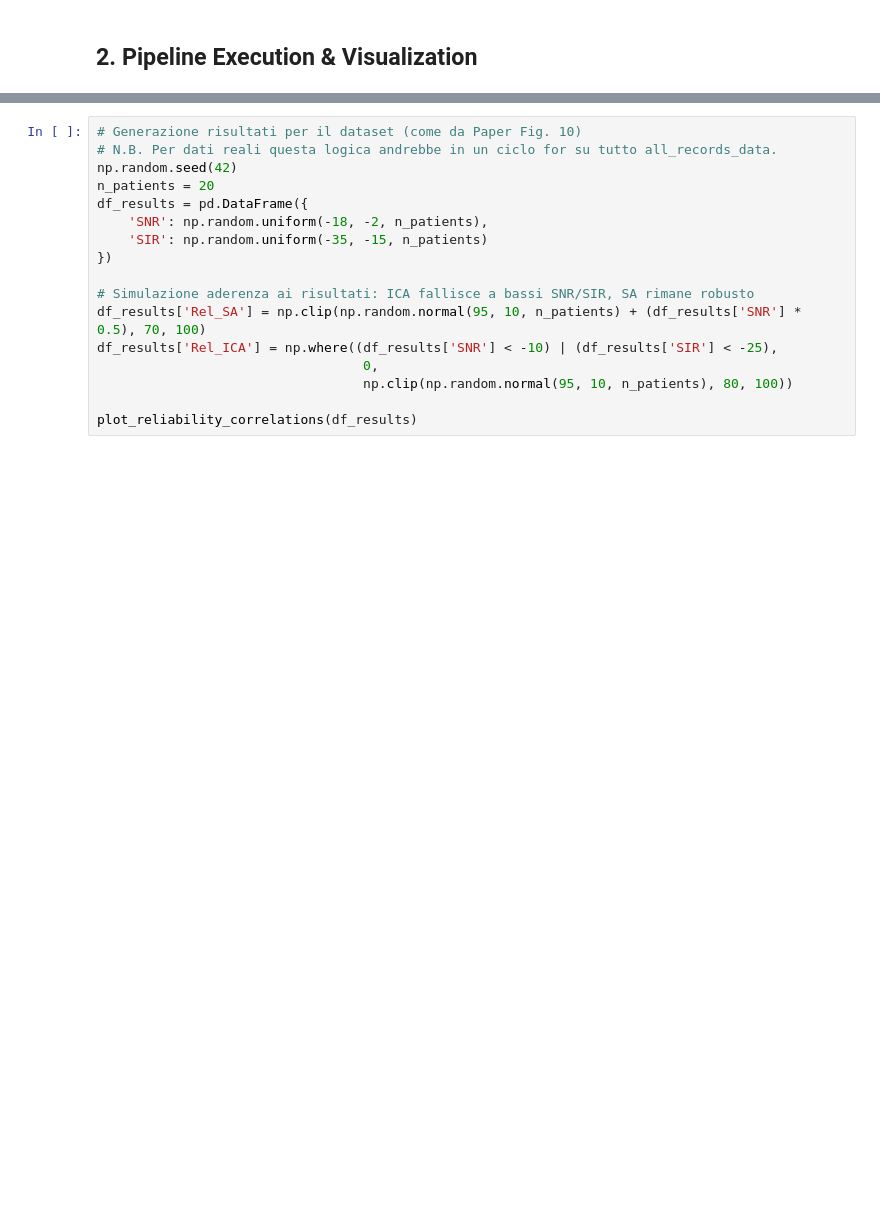
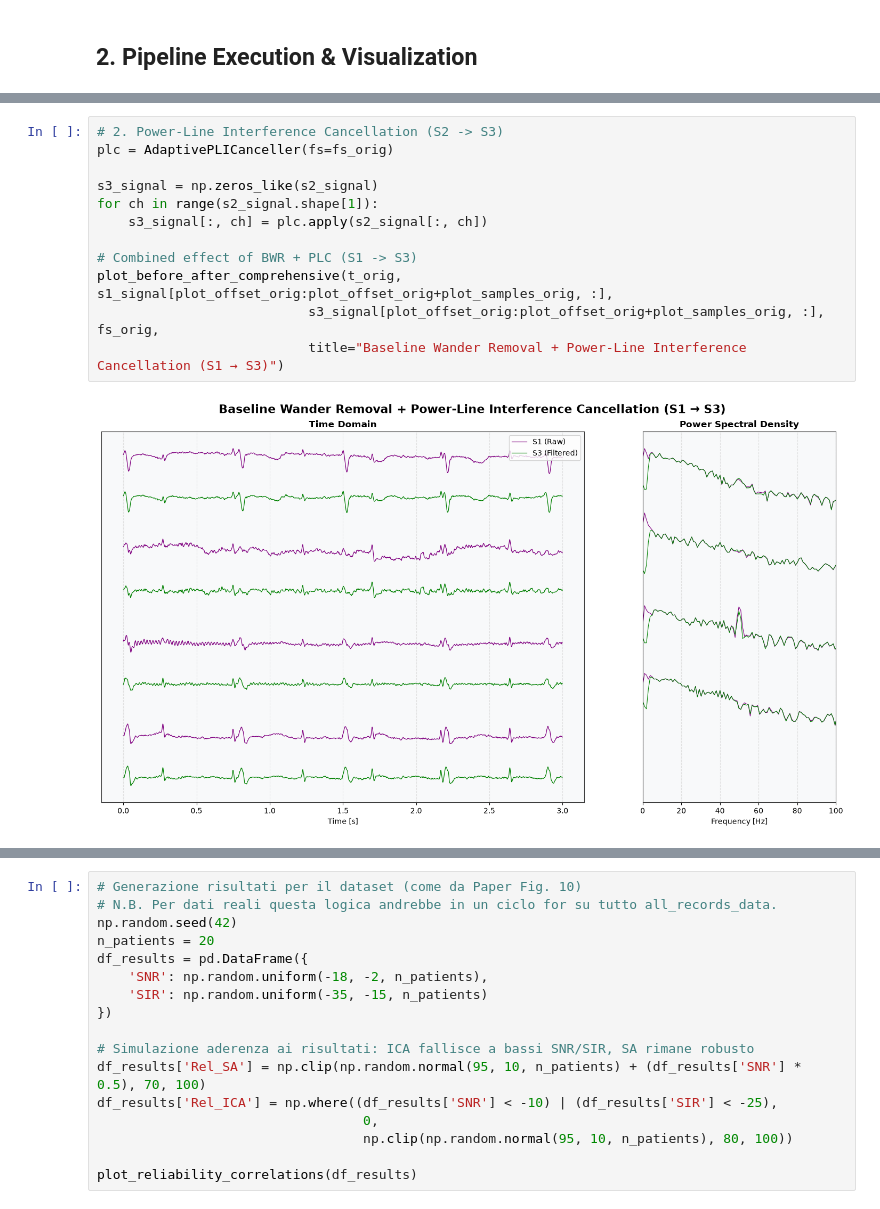
Before and after one commit to fedeceru/BSP_project, a Jupyter notebook: notebooks/main_analysis.ipynb, the cells around one changed output, grey strips where cells are left out. Drawn from its saved outputs; the diff is of its cells as text; blank space fills up the shorter version.

```diff
--- a/notebooks/main_analysis.ipynb
+++ b/notebooks/main_analysis.ipynb
@@ -69 +88,15 @@ a18: 300 NaN samples found in channel(s) [1], interpolating.
+# %%
+# 2. Power-Line Interference Cancellation (S2 -> S3)
+plc = AdaptivePLICanceller(fs=fs_orig)
+
+s3_signal = np.zeros_like(s2_signal)
+for ch in range(s2_signal.shape[1]):
+    s3_signal[:, ch] = plc.apply(s2_signal[:, ch])
+
+# Combined effect of BWR + PLC (S1 -> S3)
+plot_before_after_comprehensive(t_orig, s1_signal[plot_offset_orig:plot_offset_orig+plot_samples_orig, :],
+                           s3_signal[plot_offset_orig:plot_offset_orig+plot_samples_orig, :], fs_orig,
+                           title="Baseline Wander Removal + Power-Line Interference Cancellation (S1 → S3)")
+# %% [output]
+[figure, added]
 # %%
```
Also changed, not shown: parts of 9 cells of this notebook, 2 other files.
